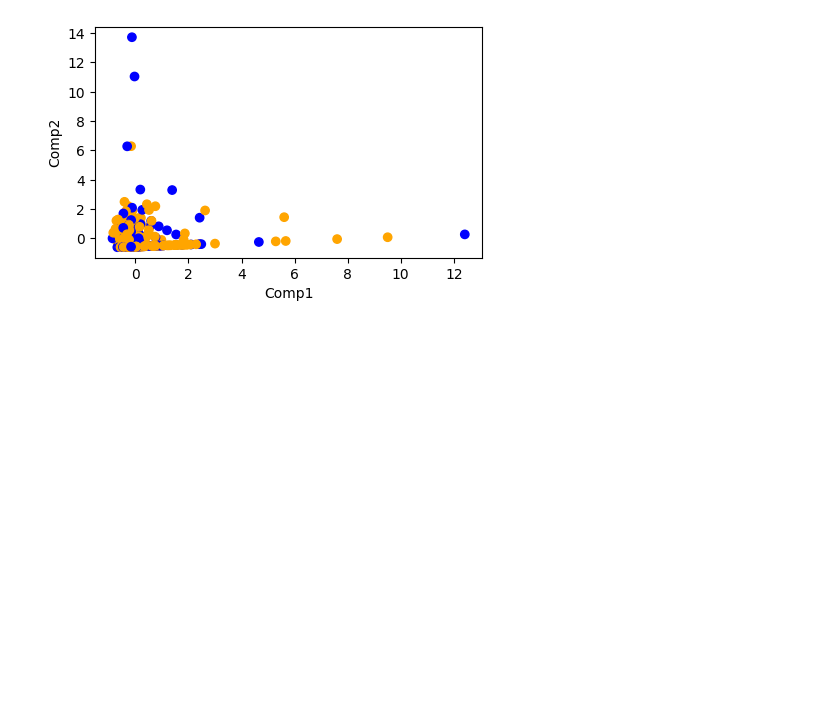
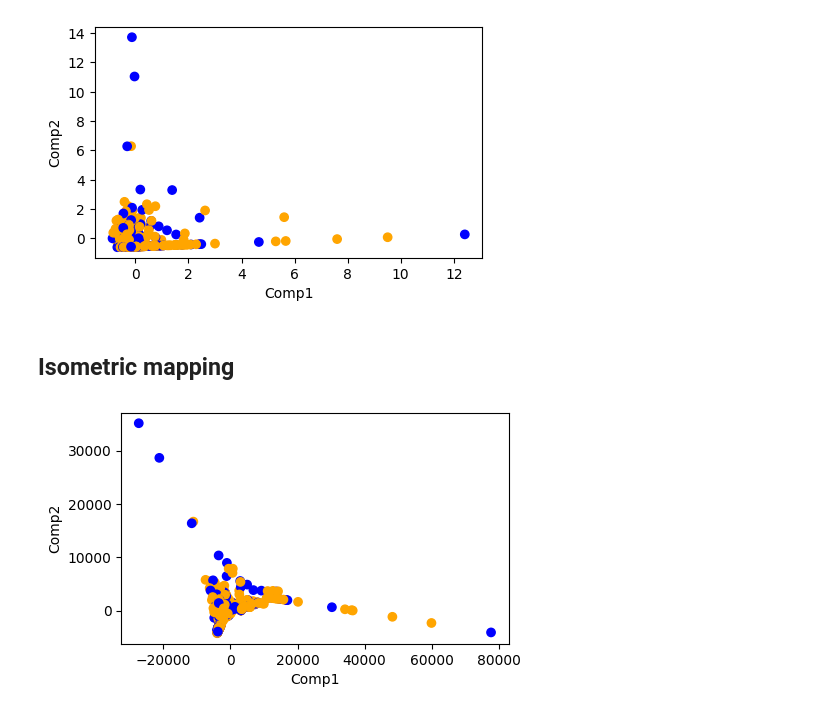
Before and after one commit to VaheC/ThinkingDS, a Jupyter notebook: ch2_dim_reduction.ipynb, the cells around one changed output. Saved outputs shown, nothing was run; the diff lists cells and outputs as text; code cells hidden in the pictures; blank space fills up the shorter version.

Commit message:
ch2 isomap added

```diff
--- a/ch2_dim_reduction.ipynb
+++ b/ch2_dim_reduction.ipynb
@@ -467,3 +468,17 @@ plt.ylabel('Comp2')
 plt.show()
 # %% [output]
 [figure]
+# %% [markdown]
+## Isometric mapping
+# %%
+isomap = Isomap(n_components=2, n_neighbors=5, eigen_solver='auto')
+
+X_isomap = isomap.fit_transform(X)
+
+fig = plt.figure(figsize=(5, 3))
+plt.scatter(X_isomap[:, 0], X_isomap[:, 1], c=train_df['Loan_Status'].map({'Y': 'orange', 'N': 'blue'}))
+plt.xlabel('Comp1')
+plt.ylabel('Comp2')
+plt.show()
+# %% [output]
+[figure, added]
```
Also changed, not shown: parts of 1 cell of this notebook.
